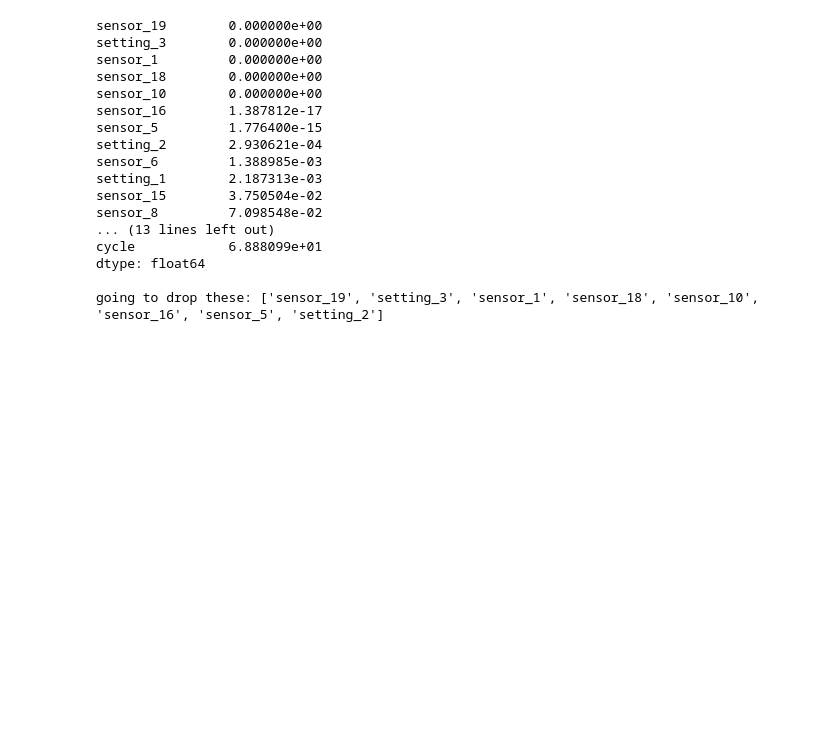
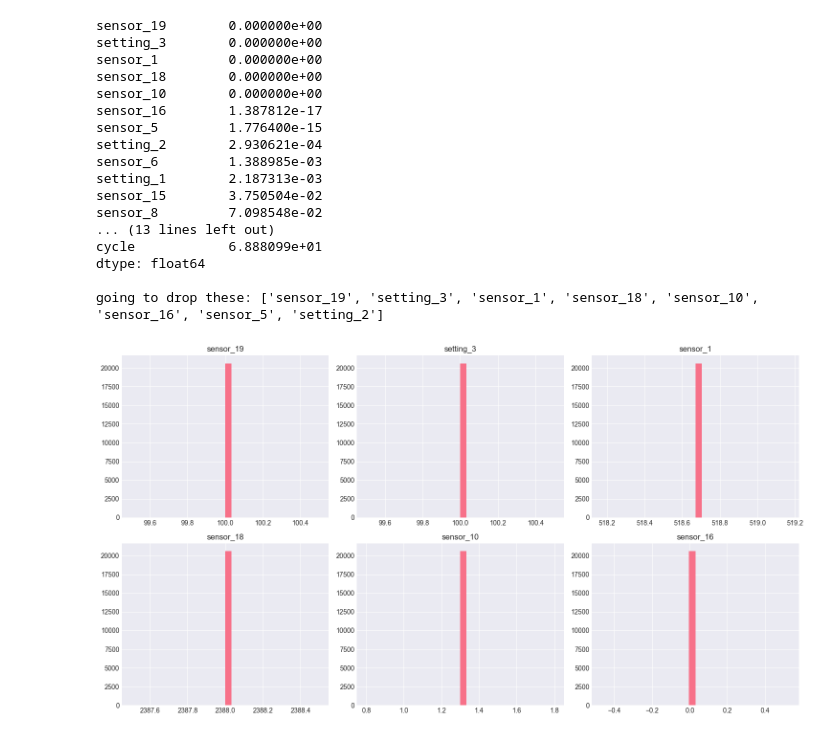
Before and after one commit to lohitharasakonda/engine-rul-predictor, a Jupyter notebook: notebooks/eda_fd001.ipynb, the cells around one changed output. Cells and saved outputs as stored; diff of their text form; code cells hidden in the pictures; blank space fills up the shorter version.

```diff
--- a/notebooks/eda_fd001.ipynb
+++ b/notebooks/eda_fd001.ipynb
@@ -167,3 +167,16 @@ cycle            6.888099e+01
 dtype: float64
 
 going to drop these: ['sensor_19', 'setting_3', 'sensor_1', 'sensor_18', 'sensor_10', 'sensor_16', 'sensor_5', 'setting_2']
+# %%
+fig, axes = plt.subplots(2, 3, figsize=(15, 8))
+axes = axes.ravel()
+
+for i, sensor in enumerate(low_variance_cols[:6]):
+    axes[i].hist(df_train[sensor], bins=30)
+    axes[i].set_title(sensor)
+
+plt.tight_layout()
+plt.savefig('../figures/eda_constant_sensors.png')
+plt.show()
+# %% [output]
+[figure, added]
```
Also changed, not shown: parts of 3 cells of this notebook.
